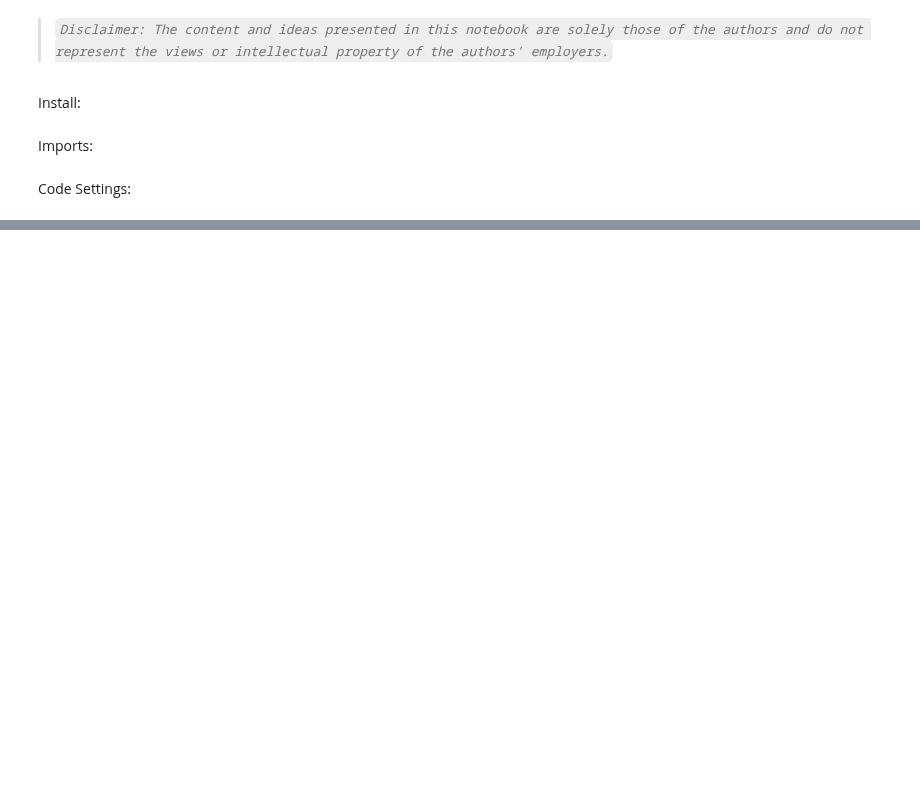
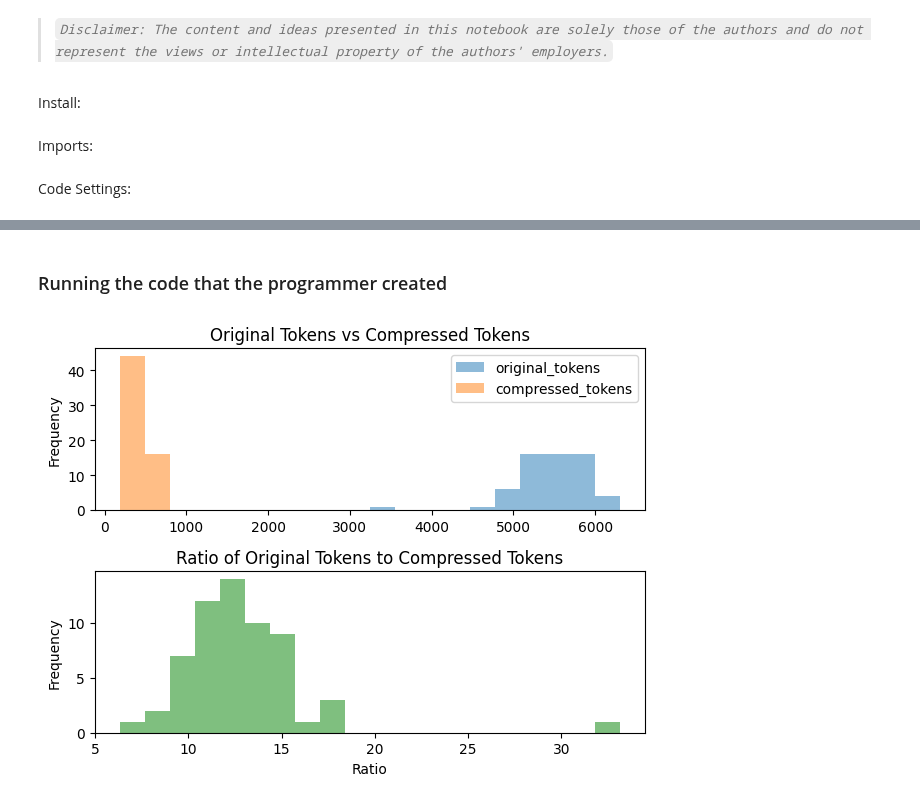
Before and after one commit to PacktPublishing/Mastering-NLP-from-Foundations-to-LLMs, a Jupyter notebook: Chapter9_notebooks/Ch9_Completing_a_Complex_Analysis_with_a_Team_of_LLM_Agents.ipynb, the cells around one changed output, grey strips where cells are left out. Drawn from its saved outputs; the diff is of its cells as text; code cells hidden in the pictures; blank space fills up the shorter version.

```diff
--- a/Notebooks_for_chapter_9/Ch9_Advanced_Methods_with_Chains.ipynb
+++ b/Chapter9_notebooks/Ch9_Completing_a_Complex_Analysis_with_a_Team_of_LLM_Agents.ipynb
@@ -139,0 +201,38 @@ pd.json_normalize(dict["holidays"]).style.set_properties(**{'text-align': 'left'
+# %% [markdown]
+### Running the code that the programmer created
+# %%
+import pandas as pd
+import matplotlib.pyplot as plt
+
+# Load the record dict from URL
+import requests
+import pickle
+
+url = 'https://github.com/LiorGazit/Misc/raw/main/record.pickle'
+response = requests.get(url)
+record = pickle.loads(response.content)
+
+# Convert selected fields to DataFrame
+df = pd.DataFrame(record)
+
+# Calculate the 'ratios' column
+df['ratios'] = df['original_tokens'] / (df['compressed_tokens'] + 1)
+
+# Create a multi-plot
+fig, axs = plt.subplots(2, 1)
+
+# Top figure: Frequency distribution of 'original_tokens' and 'compressed_tokens'
+df[['original_tokens', 'compressed_tokens']].plot(kind='hist', alpha=0.5, bins=20, ax=axs[0])
+axs[0].set_title('Original Tokens vs Compressed Tokens')
+axs[0].legend()
+
+# Bottom figure: Frequency distribution of 'ratios'
+df['ratios'].plot(kind='hist', alpha=0.5, bins=20, ax=axs[1], color='g')
+axs[1].set_title('Ratio of Original Tokens to Compressed Tokens')
+plt.xlabel('Ratio')
+plt.ylabel('Frequency')
+
+plt.tight_layout()
+plt.show()
+# %% [output]
+[figure, added]
```
Also changed, not shown: parts of 43 cells of this notebook, 13 other files.
